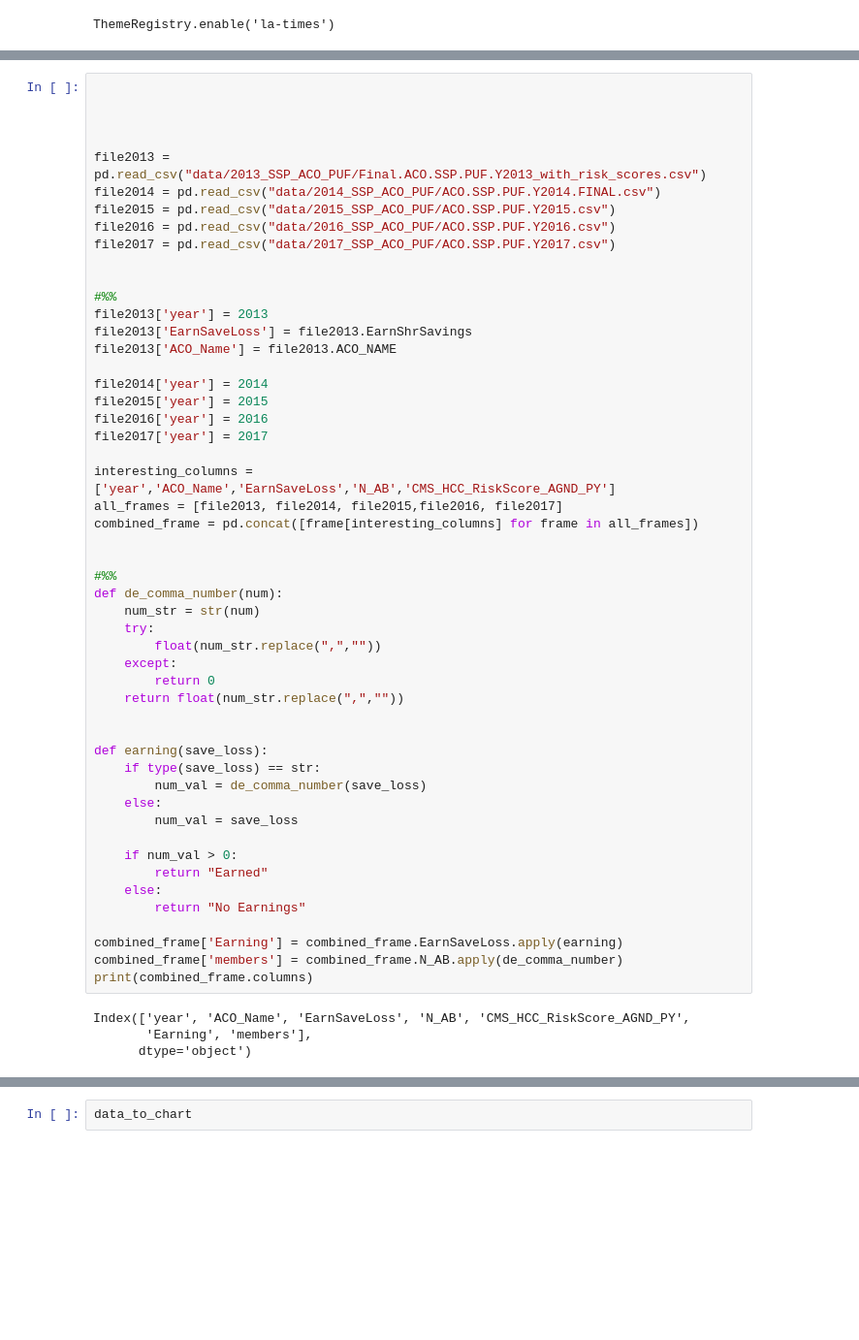
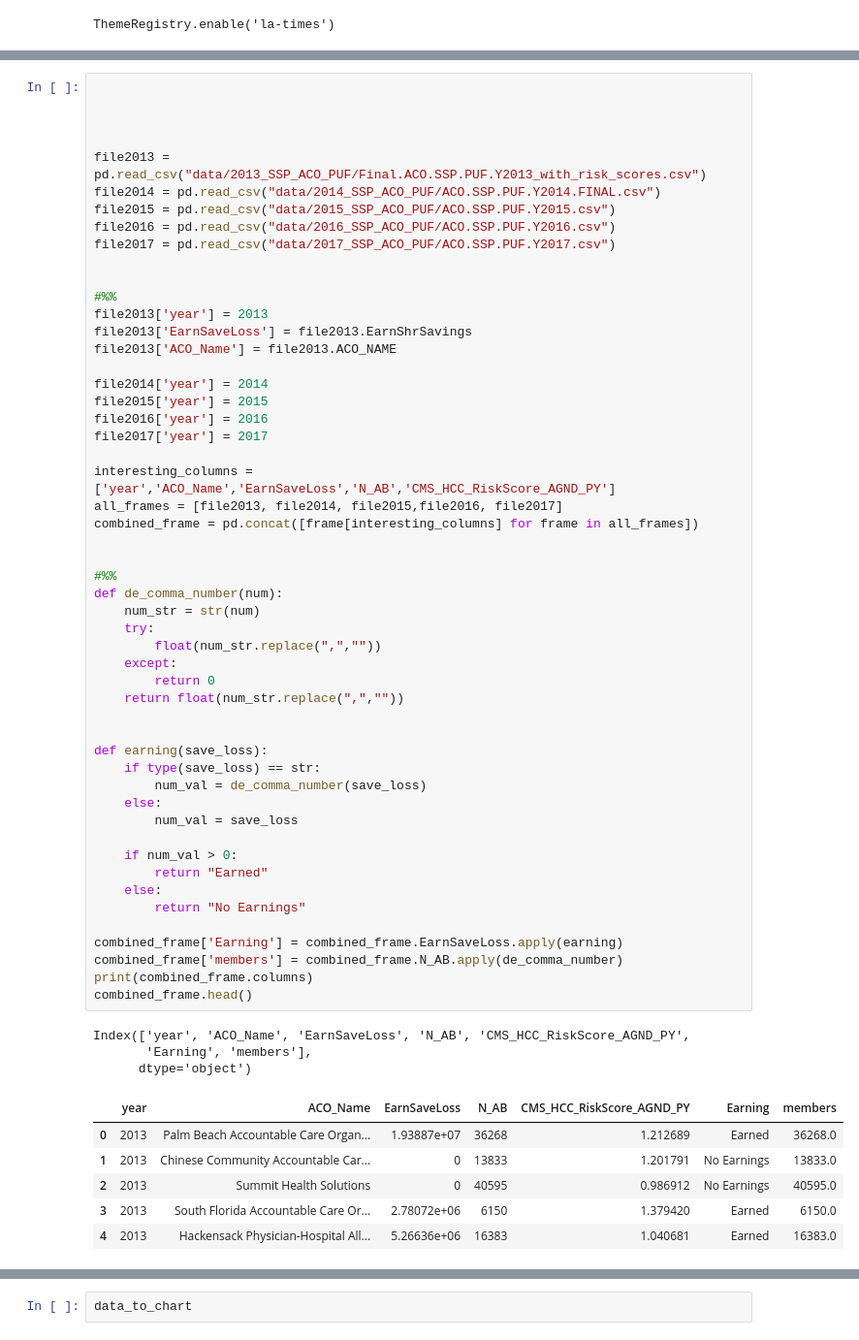
Before and after one commit to AlgorexHealth/ACO-PUF-Analysis, a Jupyter notebook: ACO Results.ipynb, the cells around one changed output, grey strips where cells are left out. Shown: that part at 97% size. Drawn from its saved outputs; the diff is of its cells as text; blank space fills up the shorter version.

```diff
--- a/ACO Results.ipynb
+++ b/ACO Results.ipynb
@@ -42,30 +57,37 @@ combined_frame = pd.concat([frame[interesting_columns] for frame in all_frames])
 
 
 #%%
 def de_comma_number(num):
     num_str = str(num)
     try:
         float(num_str.replace(",",""))
     except:
         return 0
     return float(num_str.replace(",",""))
 
 
 def earning(save_loss):
     if type(save_loss) == str:
         num_val = de_comma_number(save_loss)
     else:
         num_val = save_loss
 
     if num_val > 0:
         return "Earned"
     else:
         return "No Earnings"
 
 combined_frame['Earning'] = combined_frame.EarnSaveLoss.apply(earning)
 combined_frame['members'] = combined_frame.N_AB.apply(de_comma_number)
 print(combined_frame.columns)
+combined_frame.head()
 # %% [output]
 Index(['year', 'ACO_Name', 'EarnSaveLoss', 'N_AB', 'CMS_HCC_RiskScore_AGND_PY',
        'Earning', 'members'],
       dtype='object')
+|  | year | ACO_Name | EarnSaveLoss | N_AB | CMS_HCC_RiskScore_AGND_PY | Earning | members |
+| 0 | 2013 | Palm Beach Accountable Care Organ... | 1.93887e+07 | 36268 | 1.212689 | Earned | 36268.0 |
+| 1 | 2013 | Chinese Community Accountable Car... | 0 | 13833 | 1.201791 | No Earnings | 13833.0 |
+| 2 | 2013 | Summit Health Solutions | 0 | 40595 | 0.986912 | No Earnings | 40595.0 |
+| 3 | 2013 | South Florida Accountable Care Or... | 2.78072e+06 | 6150 | 1.379420 | Earned | 6150.0 |
+| 4 | 2013 | Hackensack Physician-Hospital All... | 5.26636e+06 | 16383 | 1.040681 | Earned | 16383.0 |
```
Also changed, not shown: parts of 7 cells of this notebook, 2 other files.
